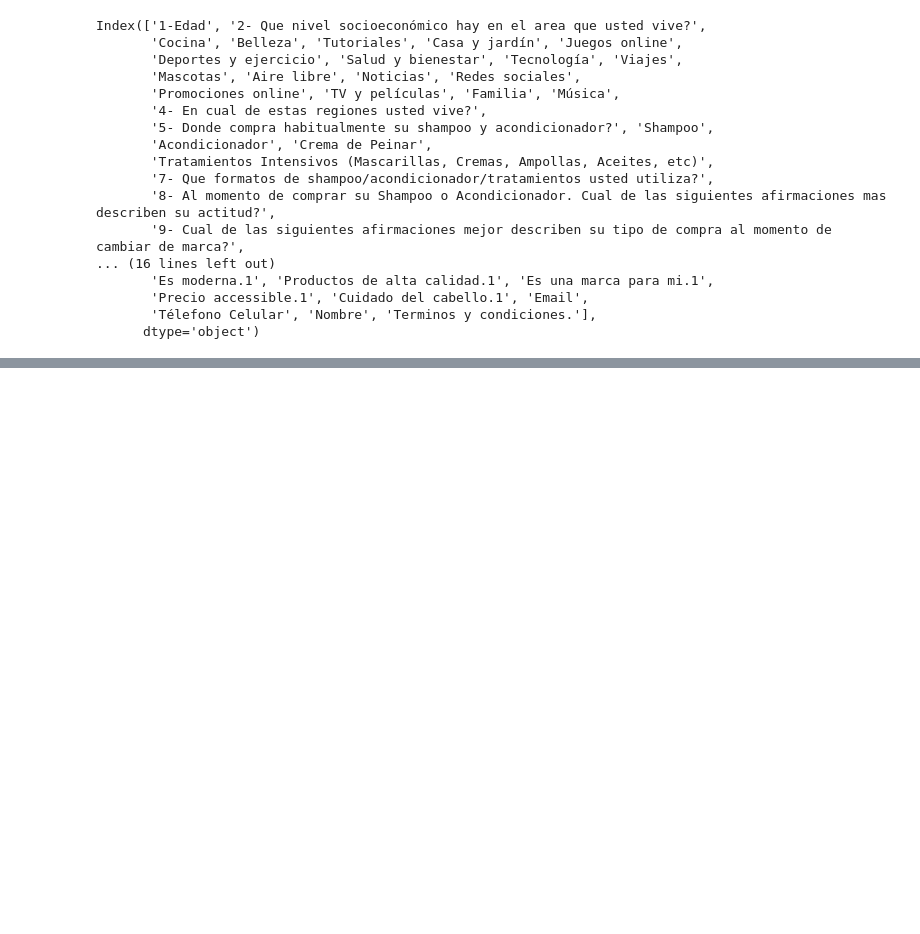
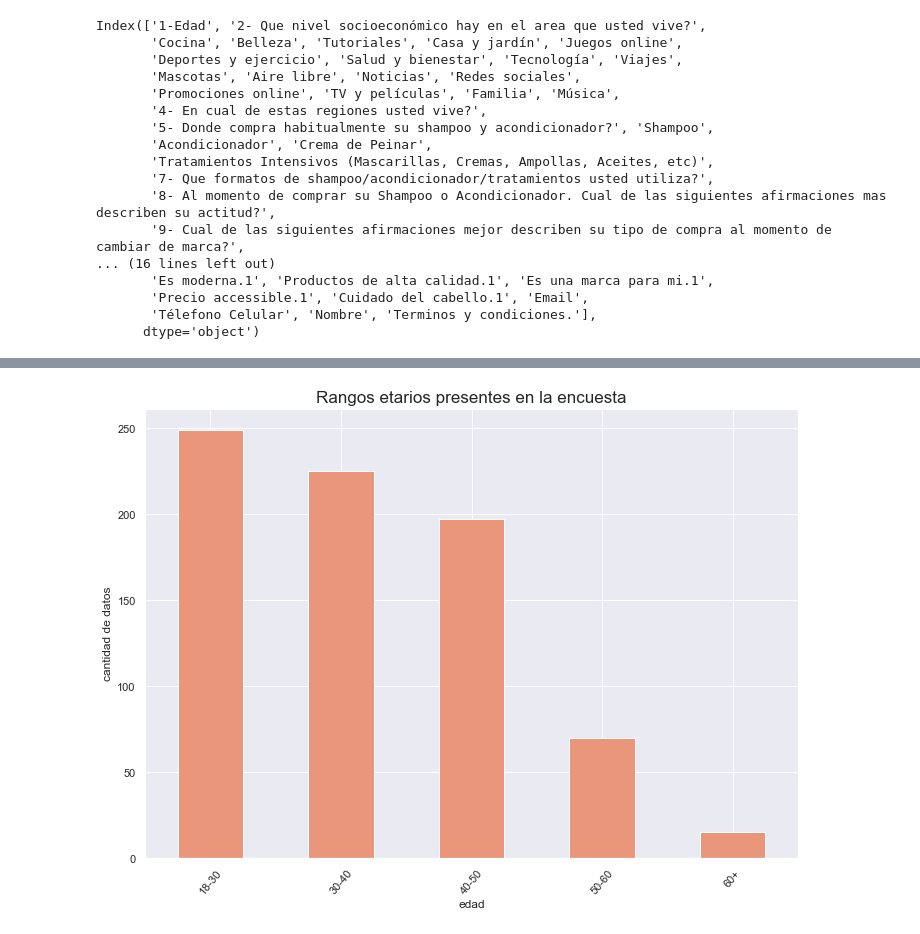
Before and after one commit to rodolfopardo/tribudata, a Jupyter notebook: Ejercicio.ipynb, the cells around one changed output, grey strips where cells are left out. Cells and saved outputs as stored; diff of their text form; code cells hidden in the pictures; blank space fills up the shorter version.

```diff
--- a/Ejercicio.ipynb
+++ b/Ejercicio.ipynb
@@ -95,0 +137,10 @@ re = rango_etario.reset_index()
+# %%
+#Visualizando rangos etarios BAR PLOT
+
+data['rango_etario'].value_counts().plot.bar(rot = 50, color = "#E9967A")
+plt.title('Rangos etarios presentes en la encuesta', fontsize = 17)
+plt.xlabel('edad')
+plt.ylabel('cantidad de datos')
+plt.show()
+# %% [output]
+[figure, added]
```
Also changed, not shown: parts of 32 cells of this notebook, 5 other files.
